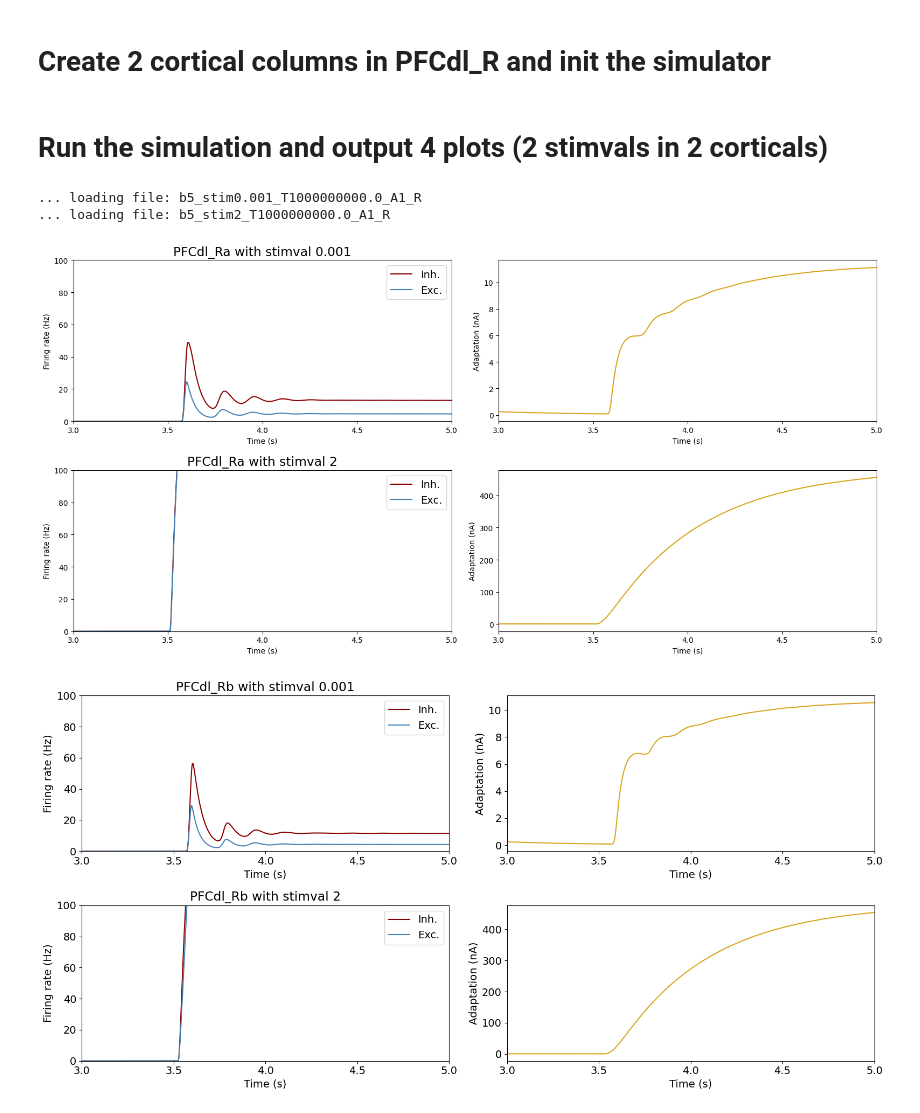
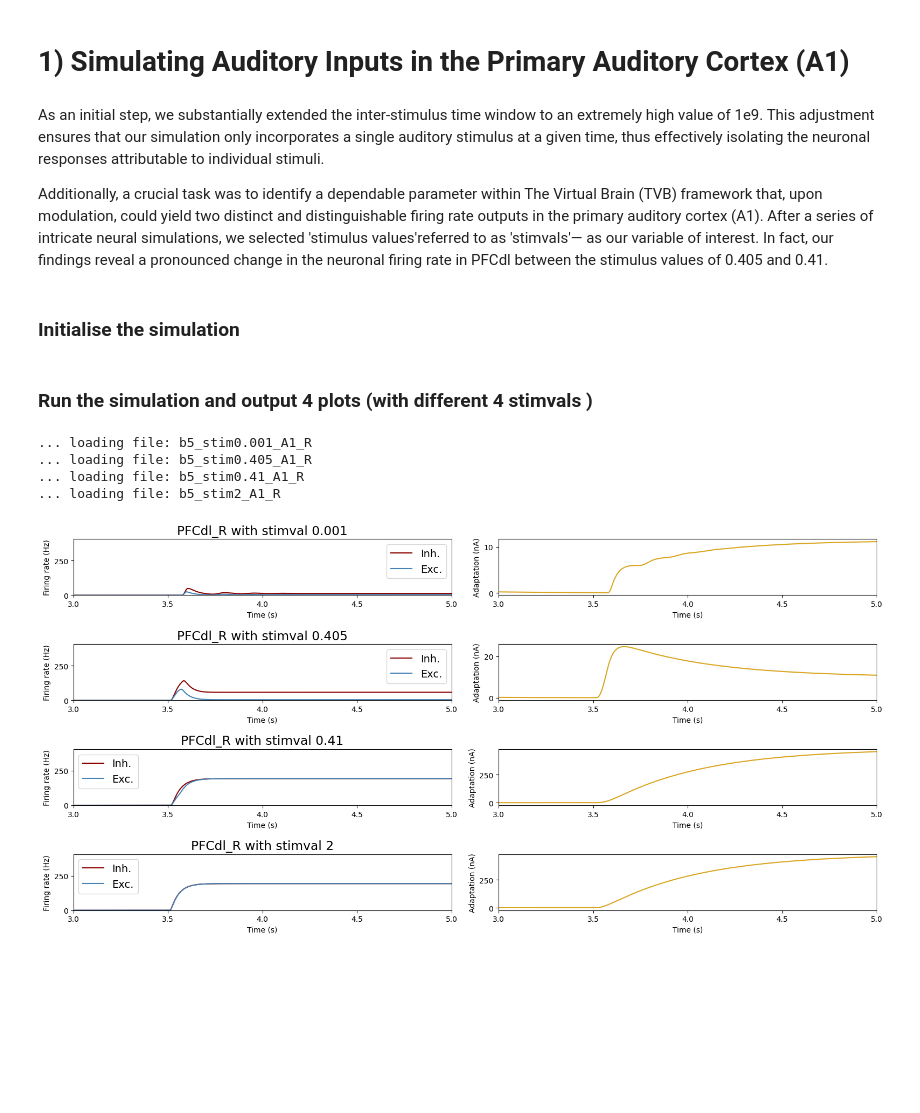
Before and after one commit to TuranSKT/tvb_decision_making, a Jupyter notebook: decision_making_A1.ipynb, the cells around one changed output. Saved outputs shown, nothing was run; the diff lists cells and outputs as text; code cells hidden in the pictures; blank space fills up the shorter version.

```diff
--- a/decision_making_A1.ipynb
+++ b/decision_making_A1.ipynb
@@ -1,13 +7,14 @@
 # %%
 %%capture --no-display
-import os
+import os, random
+import numpy as np
 from custom_simulation import CustomSimulation
 from surface_preparer import SurfacePreparer
 from connectome_editor import ConnectomeEditor
-from utility import classify_signal
+from utility import are_signals_similar
 
 # Init data saving folder:
-SAVE_FOLDER = './result/v2'
+SAVE_FOLDER = './result/res'
 ROOT_FOLDER = os.getcwd()
 try:
     os.listdir(SAVE_FOLDER)
@@ -16,3 +47,10 @@ except:
+# %% [markdown]
+# 1) Simulating Auditory Inputs in the Primary Auditory Cortex (A1)
+# %% [markdown]
+As an initial step, we substantially extended the inter-stimulus time window to an extremely high value of 1e9. This adjustment ensures that our simulation only incorporates a single auditory stimulus at a given time, thus effectively isolating the neuronal responses attributable to individual stimuli.
+
+Additionally, a crucial task was to identify a dependable parameter within The Virtual Brain (TVB) framework that, upon modulation, could yield two distinct and distinguishable firing rate outputs in the primary auditory cortex (A1). After a series of intricate neural simulations, we selected 'stimulus values'referred to as 'stimvals'— as our variable of interest.
+In fact, our findings reveal a pronounced change in the neuronal firing rate in PFCdl between the stimulus values of 0.405 and 0.41.
 # %% [markdown]
-# Create 2 cortical columns in PFCdl_R and init the simulator
+### Initialise the simulation
 # %%
@@ -48,21 +72,17 @@ target_region_b_id = surface_new.id_finder(target_region_b)
 # %% [markdown]
-# Run the simulation and output 4 plots (2 stimvals in 2 corticals)
+### Run the simulation and output 4 plots (with different 4 stimvals )
 # %%
-# Create and init a simulator
-# Default b_value = 5 (asynchronous) and interstim_t = 1e9 (1 stimulus)
-customSim = CustomSimulation(SAVE_FOLDER, surface_new, stim_region, stimvals, isIntNoise = False, isWeightNoise = True)
+# Run the simulation
+#customSim.main_simulation_loop()
 
-# Run the simulation
-# customSim.main_simulation_loop()
-
-# Load simulation variables
+# Load simulation saved results
 customSim.load_simulation()
 
-# Plots from the Right Dorsolateral Prefrontal Cortex in PFCdl_Ra and PFCdl_Rb
-customSim.plot_simulation(target_region_a)
-customSim.plot_simulation(target_region_b)
+# PFCdl_R plot from A1
+customSim.plot_simulation(target_region)
 # %% [output]
-... loading file: b5_stim0.001_T1000000000.0_A1_R
-... loading file: b5_stim2_T1000000000.0_A1_R
+... loading file: b5_stim0.001_A1_R
+... loading file: b5_stim0.405_A1_R
+... loading file: b5_stim0.41_A1_R
+... loading file: b5_stim2_A1_R
-[figure, old version]
+[figure, new version]
-[figure, removed]
```
Also changed, not shown: parts of 18 cells of this notebook.
